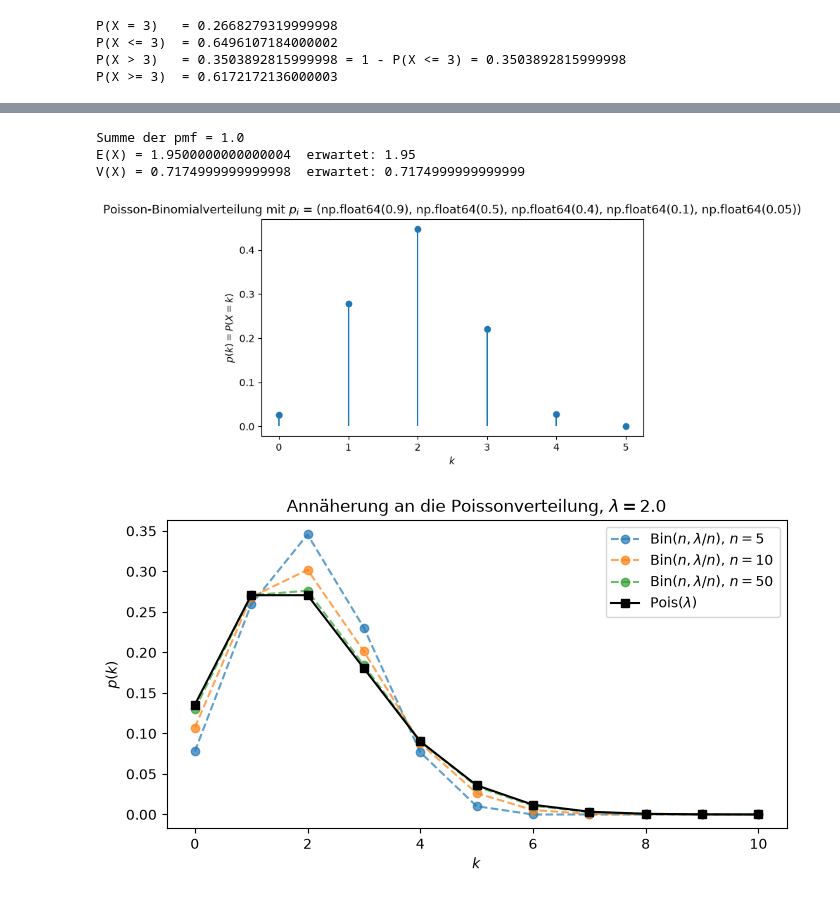
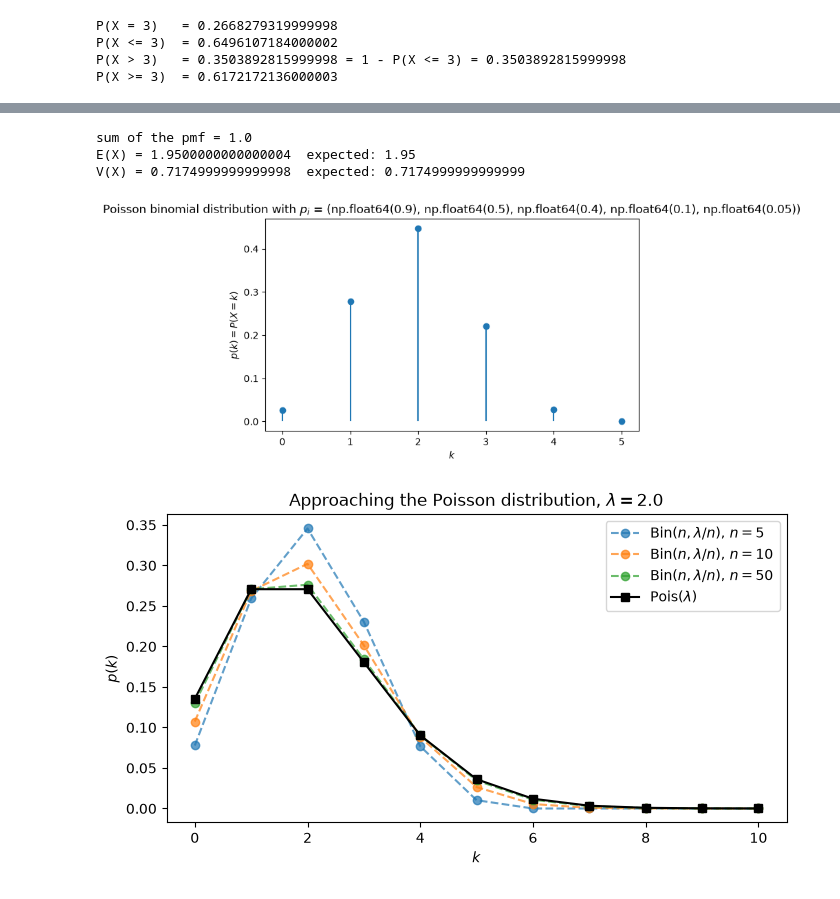
Before and after one commit to konradvoelkel/ds-en, a Jupyter notebook: important-discrete-distributions.ipynb, the cells around one changed output, grey strips where cells are left out. Saved outputs shown, nothing was run; the diff lists cells and outputs as text; code cells hidden in the pictures.

````diff
--- a/important-discrete-distributions.ipynb
+++ b/important-discrete-distributions.ipynb
@@ -381,21 +379,21 @@ Wähle den Parameter so, dass die tatsächliche Beobachtung möglichst wahrschei
 # %%
 k, n = 3, 10
 p = np.linspace(0.001, 0.999, 500)
-wahrscheinlichkeit = st.binom(n, p).pmf(k)
+probability = st.binom(n, p).pmf(k)
 
 fig, ax = plt.subplots(figsize=(8, 4))
-ax.plot(p, wahrscheinlichkeit)
+ax.plot(p, probability)
 ax.axvline(k / n, linestyle="--", color="red")
 ax.annotate(f"$p = k/n = {k/n}$", (k / n, 0.02), color="red",
             textcoords="offset points", xytext=(8, 0))
-for kandidat in (0.2, 0.5):
-    ax.plot(kandidat, st.binom(n, kandidat).pmf(k), "o", color="gray")
+for candidate in (0.2, 0.5):
+    ax.plot(candidate, st.binom(n, candidate).pmf(k), "o", color="gray")
 ax.set_xlabel("$p$")
 ax.set_ylabel(f"$P(X = {k})$")
-ax.set_title(f"Wie wahrscheinlich ist die Beobachtung $k={k}$ bei $n={n}$, je nach $p$?")
+ax.set_title(f"How likely is the observation $k={k}$ for $n={n}$, depending on $p$?")
 plt.show()
 
-print("P(X=3) bei p=0.2:", st.binom(n, 0.2).pmf(k))
-print("P(X=3) bei p=0.5:", st.binom(n, 0.5).pmf(k))
-print("P(X=3) bei p=0.3:", st.binom(n, 0.3).pmf(k), "  <- das Maximum")
+print("P(X=3) at p=0.2:", st.binom(n, 0.2).pmf(k))
+print("P(X=3) at p=0.5:", st.binom(n, 0.5).pmf(k))
+print("P(X=3) at p=0.3:", st.binom(n, 0.3).pmf(k), "  <- the maximum")
 # %% [output]
@@ -451,40 +449,40 @@ $$
 ```
 # %%
 def poisson_binomial_pmf(ps):
-    """pmf einer Poisson-Binomialverteilung, iterativ aufgebaut.
+    """pmf of a Poisson binomial distribution, built up iteratively.
 
-    Wir starten mit "null Münzen, null Erfolge" und arbeiten Münze für Münze ein:
-    verteilung[k] ist die Wahrscheinlichkeit für k Erfolge bei den bisher betrachteten Münzen.
+    We start with "no coins, no successes" and work the coins in one at a time:
+    distribution[k] is the probability of k successes among the coins considered so far.
     """
-    verteilung = np.array([1.0])
+    distribution = np.array([1.0])
     for p in ps:
-        ohne_erfolg = np.append(verteilung * (1 - p), 0.0)
-        mit_erfolg = np.append(0.0, verteilung * p)
-        verteilung = ohne_erfolg + mit_erfolg
-    return verteilung
+        without_success = np.append(distribution * (1 - p), 0.0)
+        with_success = np.append(0.0, distribution * p)
+        distribution = without_success + with_success
+    return distribution
 
 
 ps = np.array([0.9, 0.5, 0.4, 0.1, 0.05])
 pmf = poisson_binomial_pmf(ps)
 k = np.arange(len(pmf))
 
-print("Summe der pmf =", pmf.sum())
-print("E(X) =", np.sum(k * pmf), " erwartet:", ps.sum())
-print("V(X) =", np.sum(k**2 * pmf) - np.sum(k * pmf) ** 2, " erwartet:", np.sum(ps * (1 - ps)))
+print("sum of the pmf =", pmf.sum())
+print("E(X) =", np.sum(k * pmf), " expected:", ps.sum())
+print("V(X) =", np.sum(k**2 * pmf) - np.sum(k * pmf) ** 2, " expected:", np.sum(ps * (1 - ps)))
 
 fig, ax = plt.subplots(figsize=(7, 4))
 ax.stem(k, pmf, basefmt=" ")
 ax.set_xlabel("$k$")
 ax.set_ylabel("$p(k) = P(X = k)$")
-ax.set_title(f"Poisson-Binomialverteilung mit $p_i$ = {tuple(ps)}")
+ax.set_title(f"Poisson binomial distribution with $p_i$ = {tuple(ps)}")
 plt.show()
 # %% [output]
-Summe der pmf = 1.0
-E(X) = 1.9500000000000004  erwartet: 1.95
-V(X) = 0.7174999999999998  erwartet: 0.7174999999999999
+sum of the pmf = 1.0
+E(X) = 1.9500000000000004  expected: 1.95
+V(X) = 0.7174999999999998  expected: 0.7174999999999999
-[figure, old version]
+[figure, new version]
 # %%
-# Der Grenzuebergang: alle p_i gleich lambda/n, n waechst.
+# The passage to the limit: all p_i equal to lambda/n, n grows.
 lam = 2.0
 k = np.arange(0, 11)
 
@@ -494,9 +492,9 @@ for n in (5, 10, 50):
 ax.plot(k, st.poisson(lam).pmf(k), "s-", color="black", label="$\\operatorname{Pois}(\\lambda)$")
 ax.set_xlabel("$k$")
 ax.set_ylabel("$p(k)$")
-ax.set_title(f"Annäherung an die Poissonverteilung, $\\lambda = {lam}$")
+ax.set_title(f"Approaching the Poisson distribution, $\\lambda = {lam}$")
 ax.legend()
 plt.show()
 # %% [output]
-[figure, old version]
+[figure, new version]
 # %% [markdown]
````
Also changed, not shown: parts of 23 cells of this notebook, 13 other files.
